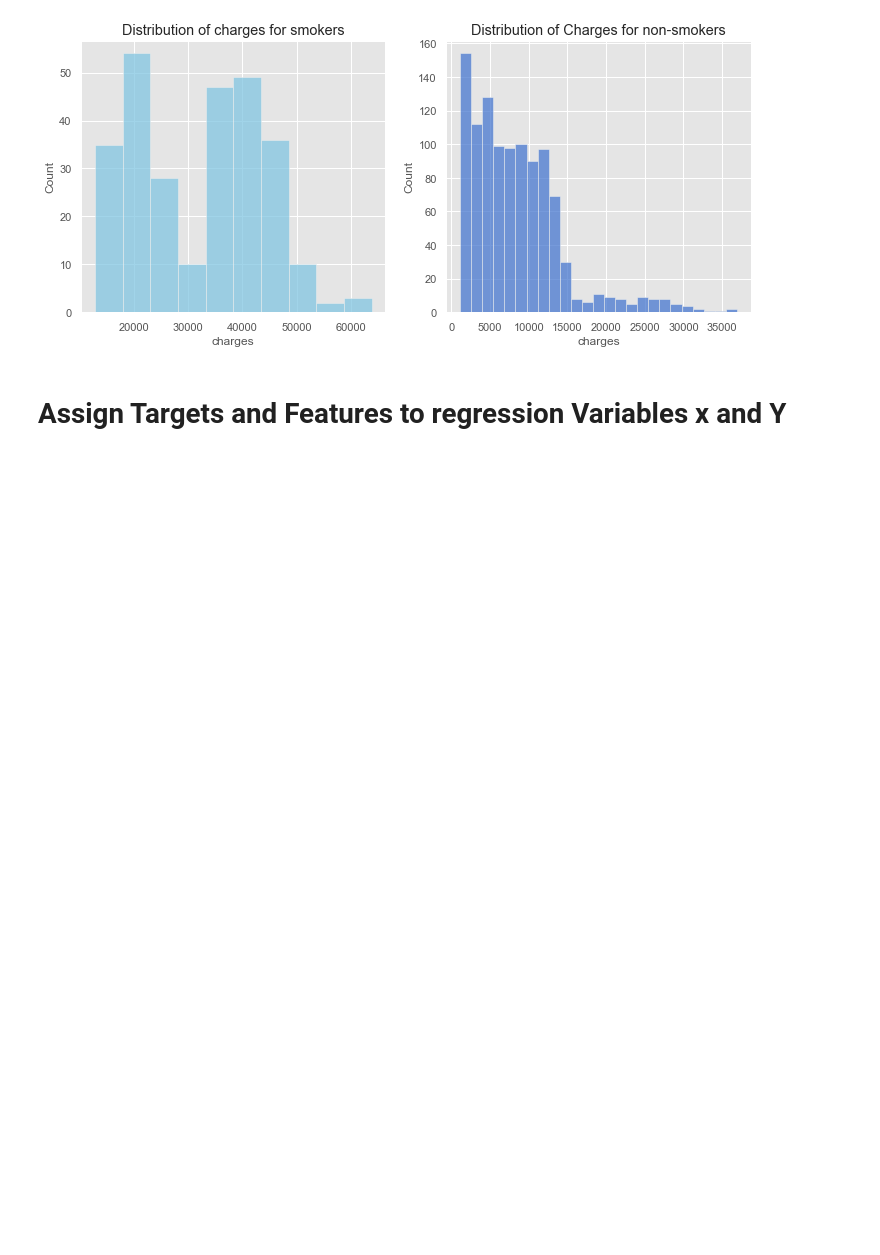
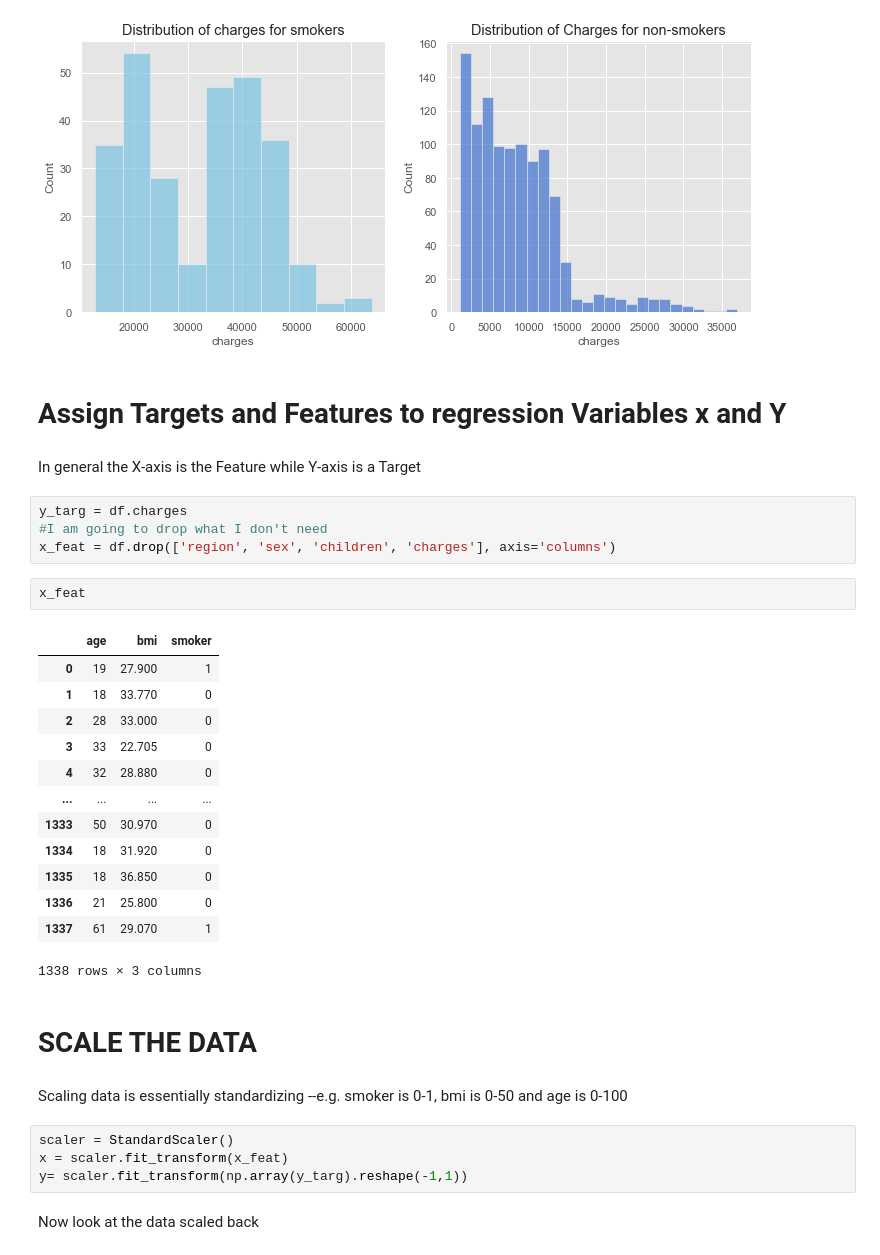
Before and after one commit to Omuk/Fullstack-Data-Analyst, a Jupyter notebook: Learning/practice/solution.ipynb, the cells around one changed output. Saved outputs shown, nothing was run; the diff lists cells and outputs as text; blank space fills up the shorter version.

Commit message:
data progress

```diff
--- a/Learning/practice/solution.ipynb
+++ b/Learning/practice/solution.ipynb
@@ -171,3 +171,35 @@ ax.set_title('Distribution of Charges for non-smokers');
 [figure]
 # %% [markdown]
 #          Assign Targets and Features to regression Variables x and Y
+# %% [markdown]
+In general the X-axis is the Feature while Y-axis is a Target
+# %%
+y_targ = df.charges
+#I am going to drop what I don't need
+x_feat = df.drop(['region', 'sex', 'children', 'charges'], axis='columns')
+# %%
+x_feat
+# %% [output]
+|  | age | bmi | smoker |
+| 0 | 19 | 27.900 | 1 |
+| 1 | 18 | 33.770 | 0 |
+| 2 | 28 | 33.000 | 0 |
+| 3 | 33 | 22.705 | 0 |
+| 4 | 32 | 28.880 | 0 |
+| ... | ... | ... | ... |
+| 1333 | 50 | 30.970 | 0 |
+| 1334 | 18 | 31.920 | 0 |
+| 1335 | 18 | 36.850 | 0 |
+| 1336 | 21 | 25.800 | 0 |
+| 1337 | 61 | 29.070 | 1 |
+1338 rows × 3 columns
+# %% [markdown]
+# SCALE THE DATA
+# %% [markdown]
+Scaling data is essentially standardizing --e.g. smoker is 0-1, bmi is 0-50 and age is 0-100
+# %%
+scaler = StandardScaler()
+x = scaler.fit_transform(x_feat)
+y= scaler.fit_transform(np.array(y_targ).reshape(-1,1))
+# %% [markdown]
+Now look at the data scaled back
```
Also changed, not shown: parts of 27 cells of this notebook, 2 other files.
